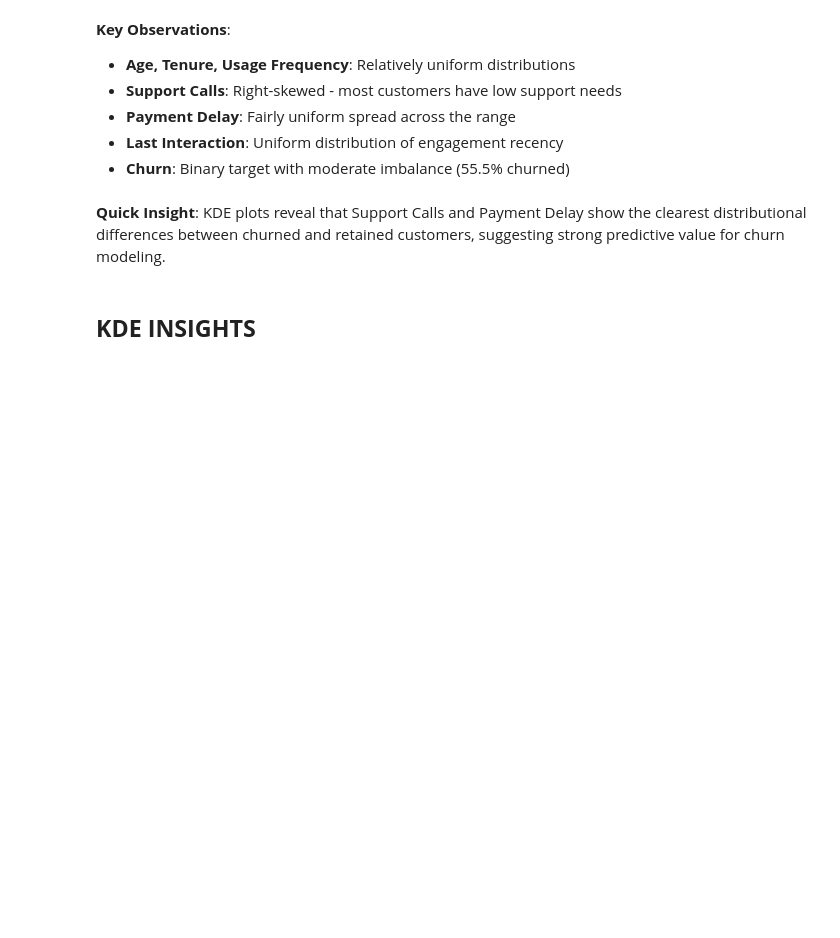
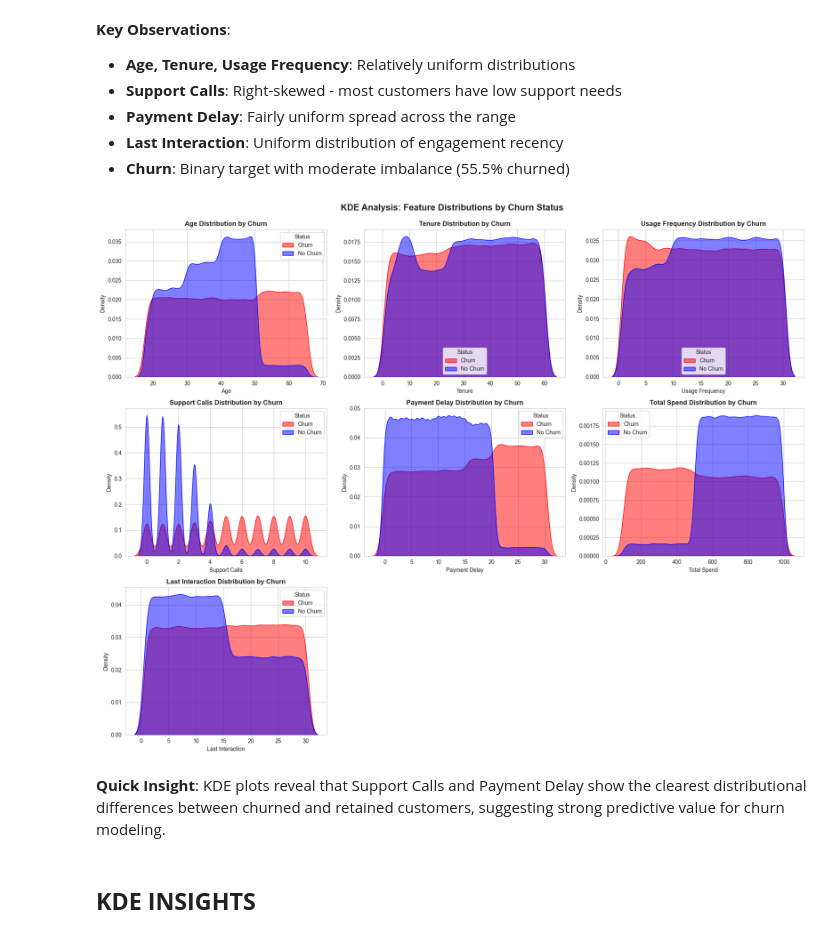
Before and after one commit to nihalsiddiqui7/churn-prediction, a Jupyter notebook: notebooks/churn_prediction_final.ipynb, the cells around one changed output. Cells and saved outputs as stored; diff of their text form; code cells hidden in the pictures; blank space fills up the shorter version.

```diff
--- a/notebooks/churn_prediction_final.ipynb
+++ b/notebooks/churn_prediction_final.ipynb
@@ -8,8 +8,7 @@ import seaborn as sns
 # %% [markdown]
 ## **Importing Data**
 # %%
-df_test = pd.read_csv(r"D:\Data science\Portfolio Projects\churn_prediction\churn-prediction\data\customer_churn_dataset-testing-master.csv")
-df_train = pd.read_csv(r"D:\Data science\Portfolio Projects\churn_prediction\churn-prediction\data\customer_churn_dataset-training-master.csv")
+df=pd.read_csv(r"D:\Data science\Portfolio Projects\churn_prediction\churn-prediction\data\raw\customer_churn_dataset.csv")
 # %% [markdown]
 ## **BASIC DATA EXPLORATION**
 # %%
@@ -21,6 +39,6 @@ df_train.isnull().sum()
 # %%
-df_train.dropna(inplace=True)
+df.dropna(inplace=True)
 # %%
-# Convert float columns to int for df_train
-float_cols = df_train.select_dtypes(include=['float']).columns
-df_train[float_cols] = df_train[float_cols].astype(int)
+# Convert float columns to int
+float_cols = df.select_dtypes(include=['float']).columns
+df[float_cols] = df[float_cols].astype(int)
@@ -43,4 +45,4 @@ print(df_train.dtypes)
 # %%
-df_final = df_merged.copy()
+df_final = df.copy()
 # %%
 df_final.duplicated().sum()
@@ -110,30 +211,32 @@ for col in df_final.columns:
 # %%
 sns.set_style('whitegrid')
 
 numeric_features = ['Age', 'Tenure', 'Usage Frequency', 'Support Calls','Payment Delay', 'Total Spend', 'Last Interaction']
 
 # Create subplot grid
 fig, axes = plt.subplots(3, 3, figsize=(18, 14))
 axes = axes.ravel()
 
 # Plot KDE for each numeric feature
 for idx, col in enumerate(numeric_features):
-    sns.kdeplot(data=df_merged, x=col, hue='Churn',
+    sns.kdeplot(data=df_final, x=col, hue='Churn',
                 ax=axes[idx], fill=True, alpha=0.5,
                 palette={0: 'blue', 1: 'red'},
                 common_norm=False)
     axes[idx].set_title(f'{col} Distribution by Churn', fontsize=12, fontweight='bold')
     axes[idx].set_xlabel(col, fontsize=10)
     axes[idx].set_ylabel('Density', fontsize=10)
     axes[idx].legend(labels=['Churn', 'No Churn'], title='Status')
 
 # Hide extra subplots
 for i in range(len(numeric_features), len(axes)):
     fig.delaxes(axes[i])
 
 plt.suptitle('KDE Analysis: Feature Distributions by Churn Status',fontsize=16, fontweight='bold', y=0.995)
 plt.tight_layout()
 plt.show()
+# %% [output]
+[figure, added]
 # %% [markdown]
 **Quick Insight**: KDE plots reveal that Support Calls and Payment Delay show the clearest distributional differences between churned and retained customers, suggesting strong predictive value for churn modeling.
 # %% [markdown]
```
Also changed, not shown: parts of 37 cells of this notebook.
